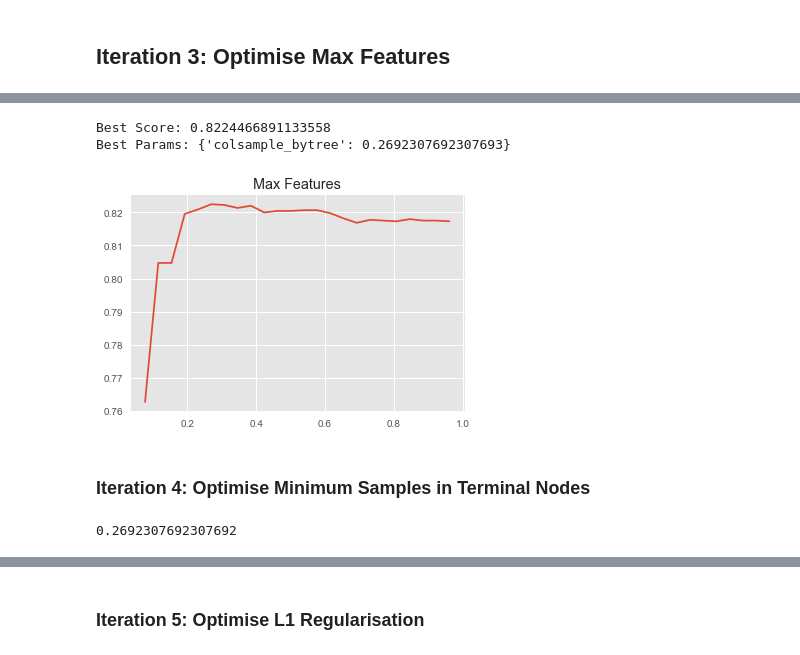
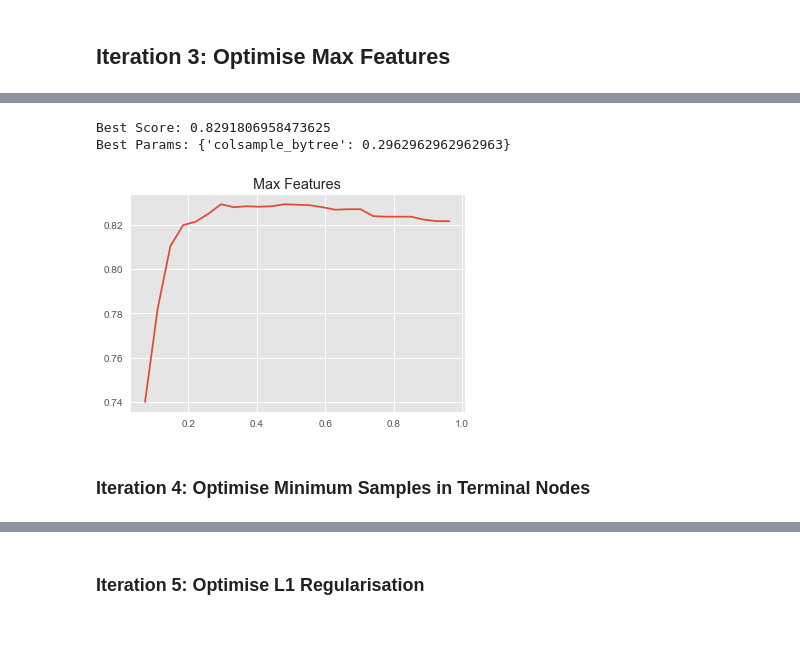
Before and after one commit to chrischow/kaggle_titanic, a Jupyter notebook: Notebooks/LGBM RF I.ipynb, the cells around one changed output, grey strips where cells are left out. Cells and saved outputs as stored; diff of their text form; code cells hidden in the pictures.

```diff
--- a/Notebooks/LGBM RF I.ipynb
+++ b/Notebooks/LGBM RF I.ipynb
@@ -214,10 +235,10 @@ rf_low = GridSearchCV(
     estimator = LGBMClassifier(
         boosting_type = 'rf',
         objective = 'binary',
-        subsample = 0.632,
+        subsample = 0.75,
         subsample_freq = 1,
         max_depth = 5,
-        n_estimators = 2500,
+        n_estimators = best_n_estimators,
         # min_child_samples = ,
         # reg_alpha = ,
         # reg_lambda = ,
@@ -254,17 +275,19 @@ GridSearchCV(cv=<sklearn.model_selection._split.RepeatedStratifiedKFold object a
        pre_dispatch='2*n_jobs', refit=True, return_train_score='warn',
        scoring=None, verbose=1)
 # %%
+# Save results
+best_colsample_bytree = rf_low.best_params_['colsample_bytree']
+
 # Print results
 print('Best Score: ' + str(rf_low.best_score_))
 print('Best Params: ' + str(rf_low.best_params_))
+
+# Plot results
+gaia_get_test(rf_low, param_max_feat, 'Max Features')
 # %% [output]
-Best Score: 0.8224466891133558
-Best Params: {'colsample_bytree': 0.2692307692307693}
+Best Score: 0.8291806958473625
+Best Params: {'colsample_bytree': 0.2962962962962963}
+[figure, added]
-# %%
-# Plot results
-gaia_get_test(rf_low, param_max_feat, 'Max Features')
-# %% [output]
-[figure, removed]
 # %% [markdown]
 ### Iteration 4: Optimise Minimum Samples in Terminal Nodes
 # %%
@@ -273,10 +296,6 @@ param_min_leaf = [1,5,10,20,30,40,50]
 params = {
     'min_child_samples': param_min_leaf
 }
-# %%
-7/X_sub.shape[1]
-# %% [output]
-0.2692307692307692
 # %%
 # Create RF model
 rf_low = GridSearchCV(
```
Also changed, not shown: parts of 22 cells of this notebook.
